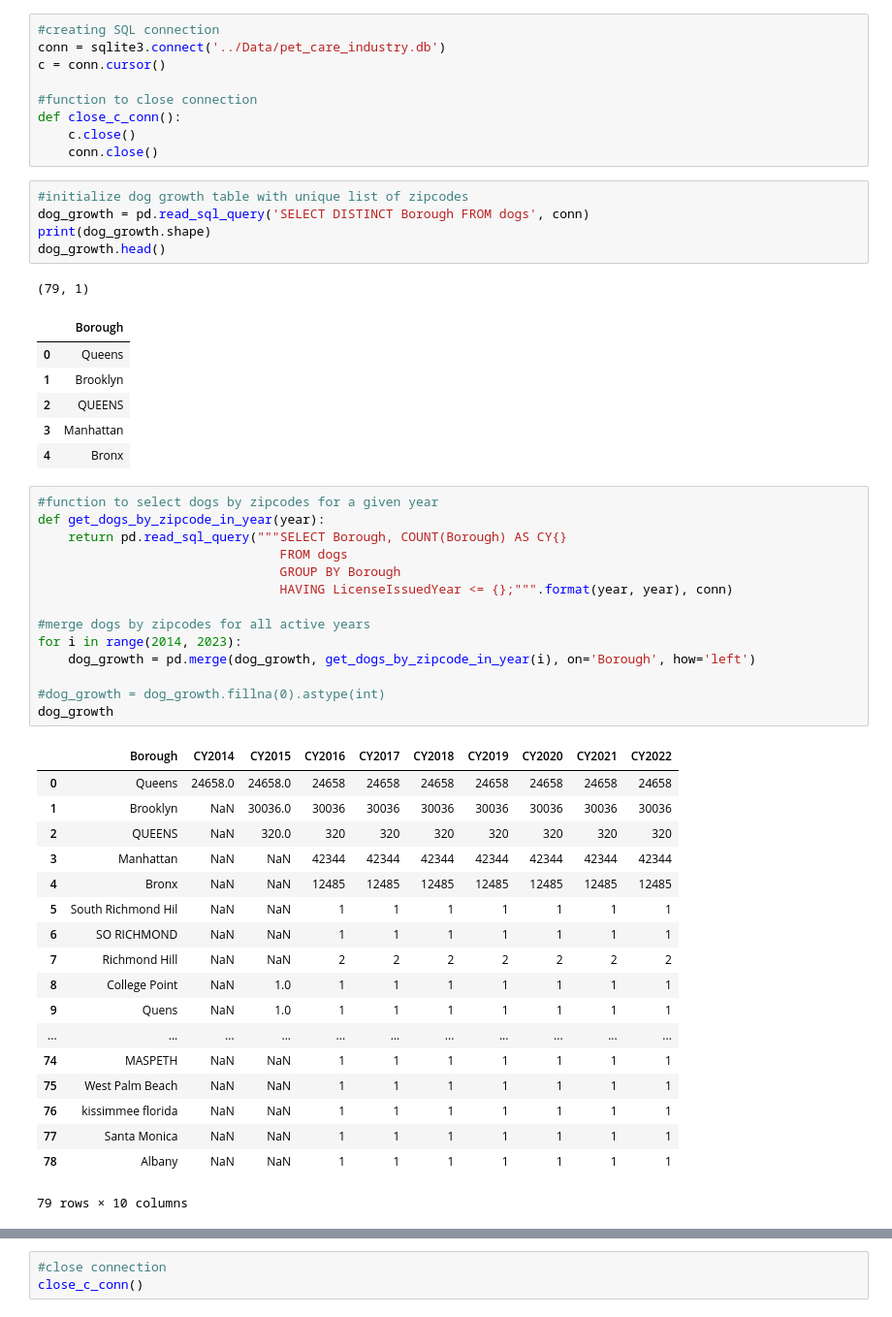
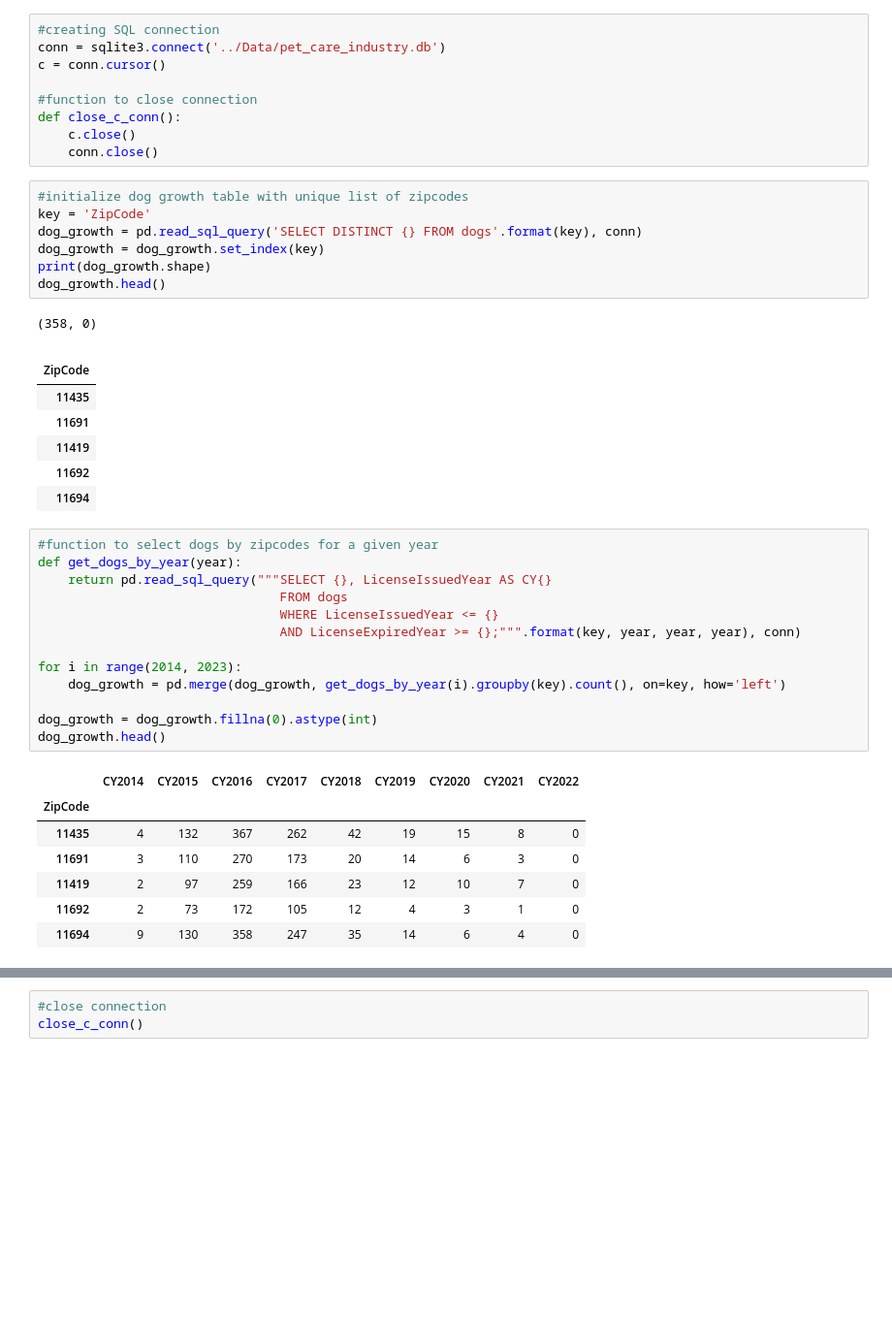
Before and after one commit to acdick/framing_data_with_dataframes, a Jupyter notebook: Source/02_Dog_Growth_Share_Matrix.ipynb, the cells around one changed output, grey strips where cells are left out. Shown at 97% size. Drawn from its saved outputs; the diff is of its cells as text; blank space fills up the shorter version.

```diff
--- a/Source/02_Dog_Growth_Share_Matrix.ipynb
+++ b/Source/02_Dog_Growth_Share_Matrix.ipynb
@@ -13,47 +13,38 @@ def close_c_conn():
     conn.close()
 # %%
 #initialize dog growth table with unique list of zipcodes
-dog_growth = pd.read_sql_query('SELECT DISTINCT Borough FROM dogs', conn)
+key = 'ZipCode'
+dog_growth = pd.read_sql_query('SELECT DISTINCT {} FROM dogs'.format(key), conn)
+dog_growth = dog_growth.set_index(key)
 print(dog_growth.shape)
 dog_growth.head()
 # %% [output]
-(79, 1)
+(358, 0)
-|  | Borough |
-| 0 | Queens |
-| 1 | Brooklyn |
-| 2 | QUEENS |
-| 3 | Manhattan |
-| 4 | Bronx |
+|  |
+| ZipCode |
+| 11435 |
+| 11691 |
+| 11419 |
+| 11692 |
+| 11694 |
 # %%
 #function to select dogs by zipcodes for a given year
-def get_dogs_by_zipcode_in_year(year):
-    return pd.read_sql_query("""SELECT Borough, COUNT(Borough) AS CY{}
+def get_dogs_by_year(year):
+    return pd.read_sql_query("""SELECT {}, LicenseIssuedYear AS CY{}
                                 FROM dogs
-                                GROUP BY Borough
-                                HAVING LicenseIssuedYear <= {};""".format(year, year), conn)
+                                WHERE LicenseIssuedYear <= {}
+                                AND LicenseExpiredYear >= {};""".format(key, year, year, year), conn)
 
-#merge dogs by zipcodes for all active years
 for i in range(2014, 2023):
-    dog_growth = pd.merge(dog_growth, get_dogs_by_zipcode_in_year(i), on='Borough', how='left')
+    dog_growth = pd.merge(dog_growth, get_dogs_by_year(i).groupby(key).count(), on=key, how='left')
 
-#dog_growth = dog_growth.fillna(0).astype(int)
-dog_growth
+dog_growth = dog_growth.fillna(0).astype(int)
+dog_growth.head()
 # %% [output]
-|  | Borough | CY2014 | CY2015 | CY2016 | CY2017 | CY2018 | CY2019 | CY2020 | CY2021 | CY2022 |
-| 0 | Queens | 24658.0 | 24658.0 | 24658 | 24658 | 24658 | 24658 | 24658 | 24658 | 24658 |
-| 1 | Brooklyn | NaN | 30036.0 | 30036 | 30036 | 30036 | 30036 | 30036 | 30036 | 30036 |
-| 2 | QUEENS | NaN | 320.0 | 320 | 320 | 320 | 320 | 320 | 320 | 320 |
-| 3 | Manhattan | NaN | NaN | 42344 | 42344 | 42344 | 42344 | 42344 | 42344 | 42344 |
-| 4 | Bronx | NaN | NaN | 12485 | 12485 | 12485 | 12485 | 12485 | 12485 | 12485 |
-| 5 | South Richmond Hil | NaN | NaN | 1 | 1 | 1 | 1 | 1 | 1 | 1 |
-| 6 | SO RICHMOND | NaN | NaN | 1 | 1 | 1 | 1 | 1 | 1 | 1 |
-| 7 | Richmond Hill | NaN | NaN | 2 | 2 | 2 | 2 | 2 | 2 | 2 |
-| 8 | College Point | NaN | 1.0 | 1 | 1 | 1 | 1 | 1 | 1 | 1 |
-| 9 | Quens | NaN | 1.0 | 1 | 1 | 1 | 1 | 1 | 1 | 1 |
-| ... | ... | ... | ... | ... | ... | ... | ... | ... | ... | ... |
-| 74 | MASPETH | NaN | NaN | 1 | 1 | 1 | 1 | 1 | 1 | 1 |
-| 75 | West Palm Beach | NaN | NaN | 1 | 1 | 1 | 1 | 1 | 1 | 1 |
-| 76 | kissimmee florida | NaN | NaN | 1 | 1 | 1 | 1 | 1 | 1 | 1 |
-| 77 | Santa Monica | NaN | NaN | 1 | 1 | 1 | 1 | 1 | 1 | 1 |
-| 78 | Albany | NaN | NaN | 1 | 1 | 1 | 1 | 1 | 1 | 1 |
+|  | CY2014 | CY2015 | CY2016 | CY2017 | CY2018 | CY2019 | CY2020 | CY2021 | CY2022 |
+| ZipCode |  |  |  |  |  |  |  |  |  |
+| 11435 | 4 | 132 | 367 | 262 | 42 | 19 | 15 | 8 | 0 |
+| 11691 | 3 | 110 | 270 | 173 | 20 | 14 | 6 | 3 | 0 |
+| 11419 | 2 | 97 | 259 | 166 | 23 | 12 | 10 | 7 | 0 |
+| 11692 | 2 | 73 | 172 | 105 | 12 | 4 | 3 | 1 | 0 |
+| 11694 | 9 | 130 | 358 | 247 | 35 | 14 | 6 | 4 | 0 |
-79 rows × 10 columns
```
Also changed, not shown: parts of 5 cells of this notebook, 2 other files.
